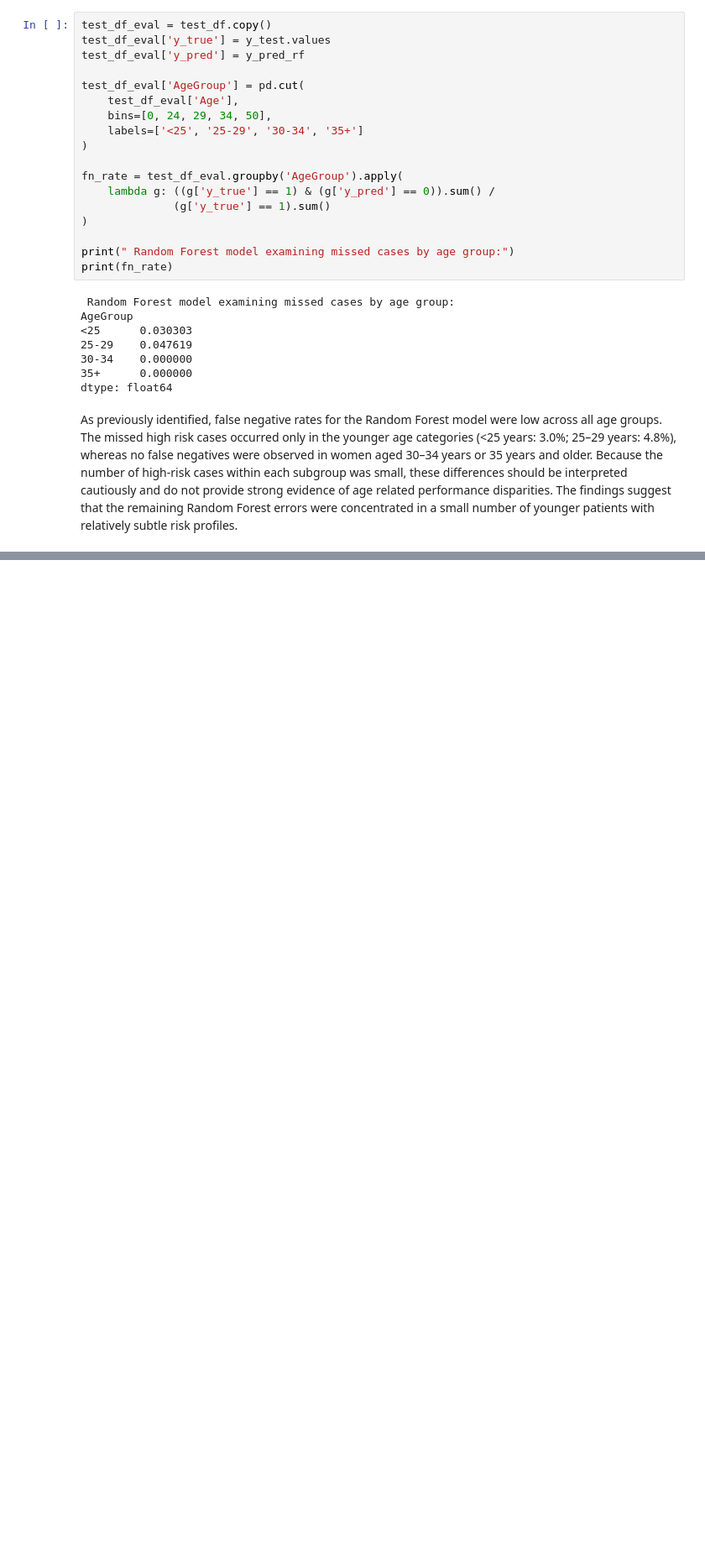
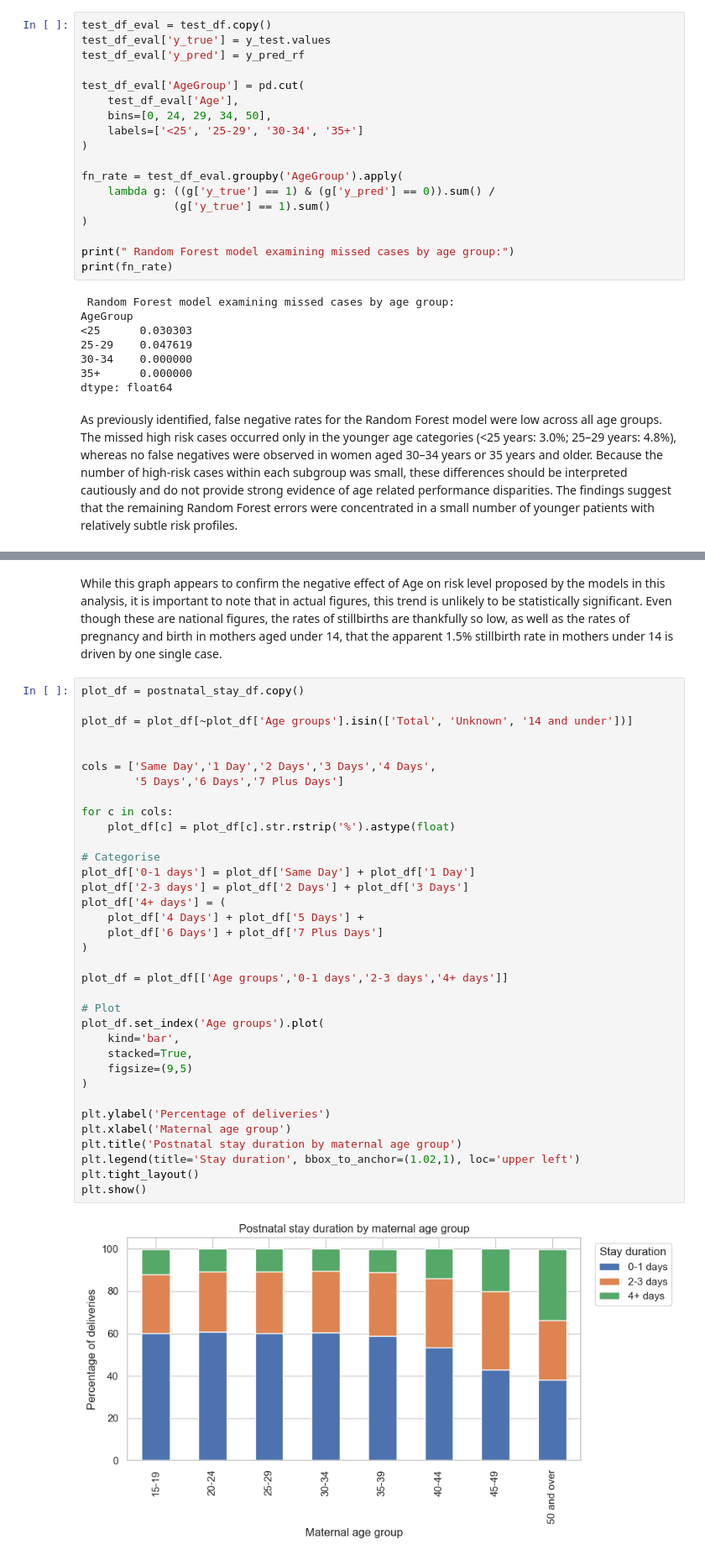
Before and after one commit to AislingLangston/maternal_health_ml_model, a Jupyter notebook: assignment_2.ipynb, the cells around one changed output, grey strips where cells are left out. Shown at 84% size. Drawn from its saved outputs; the diff is of its cells as text; blank space fills up the shorter version.

Commit message:
triangulate with aggregate statistics

```diff
--- a/assignment_2.ipynb
+++ b/assignment_2.ipynb
@@ -863,0 +913,39 @@ As previously identified, false negative rates for the Random Forest model were
+# %% [markdown]
+While this graph appears to confirm the negative effect of Age on risk level proposed by the models in this analysis, it is important to note that in actual figures, this trend is unlikely to be statistically significant. Even though these are national figures, the rates of stillbirths are thankfully so low, as well as the rates of pregnancy and birth in mothers aged under 14, that the apparent 1.5% stillbirth rate in mothers under 14 is driven by one single case.
+# %%
+plot_df = postnatal_stay_df.copy()
+
+plot_df = plot_df[~plot_df['Age groups'].isin(['Total', 'Unknown', '14 and under'])]
+
+
+cols = ['Same Day','1 Day','2 Days','3 Days','4 Days',
+        '5 Days','6 Days','7 Plus Days']
+
+for c in cols:
+    plot_df[c] = plot_df[c].str.rstrip('%').astype(float)
+
+# Categorise
+plot_df['0-1 days'] = plot_df['Same Day'] + plot_df['1 Day']
+plot_df['2-3 days'] = plot_df['2 Days'] + plot_df['3 Days']
+plot_df['4+ days'] = (
+    plot_df['4 Days'] + plot_df['5 Days'] +
+    plot_df['6 Days'] + plot_df['7 Plus Days']
+)
+
+plot_df = plot_df[['Age groups','0-1 days','2-3 days','4+ days']]
+
+# Plot
+plot_df.set_index('Age groups').plot(
+    kind='bar',
+    stacked=True,
+    figsize=(9,5)
+)
+
+plt.ylabel('Percentage of deliveries')
+plt.xlabel('Maternal age group')
+plt.title('Postnatal stay duration by maternal age group')
+plt.legend(title='Stay duration', bbox_to_anchor=(1.02,1), loc='upper left')
+plt.tight_layout()
+plt.show()
+# %% [output]
+[figure, added]
```
Also changed, not shown: parts of 6 cells of this notebook, 5 other files.
